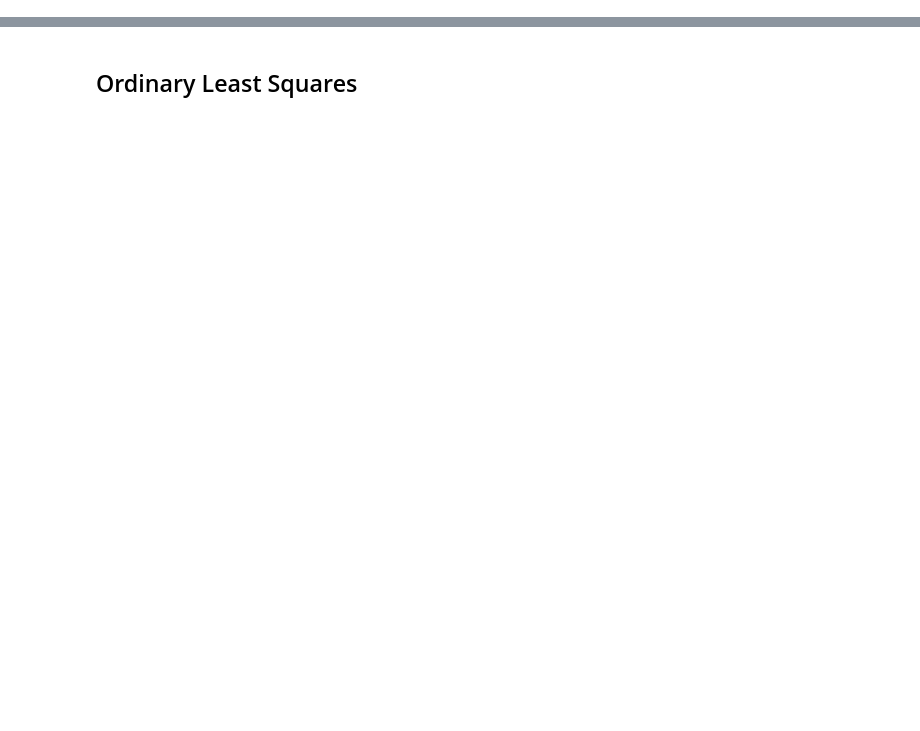
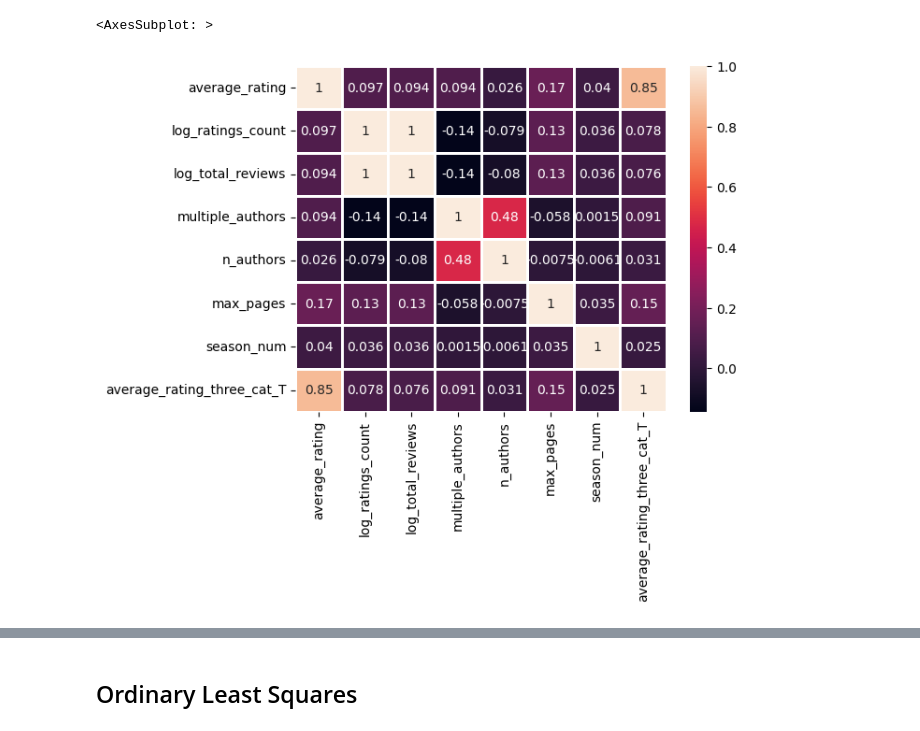
Before and after one commit to dcarriel-dsti/BookRatingML, a Jupyter notebook: Modeling.ipynb, the cells around one changed output, grey strips where cells are left out. Drawn from its saved outputs; the diff is of its cells as text; code cells hidden in the pictures; blank space fills up the shorter version.

Commit message:
Modeling Update
Partie concernant linear regression plus ou moins finished

```diff
--- a/Modeling.ipynb
+++ b/Modeling.ipynb
@@ -450,0 +18,5 @@ For Classification Purposes:
+# %%
+# We load the dataset and we check the content and the columns
+clean_dataset = pd.read_csv('clean_dataset.csv')
+display(clean_dataset.columns)
+clean_dataset.head()
@@ -450,0 +51,6 @@ For Classification Purposes:
+# %%
+# We will only choose numerical data that is not a transformation using the average ratings and we avoid highly correlated variables
+regression_columns = ['average_rating','log_ratings_count', 'log_total_reviews','multiple_authors', 'n_authors', 'max_pages', 'season_num','average_rating_three_cat_T']
+regression_dataset = clean_dataset[regression_columns]
+regression_dataset = regression_dataset[~(regression_dataset['average_rating_three_cat_T'].isna())]
+display(regression_dataset.head())
@@ -450,0 +64,6 @@ For Classification Purposes:
+# %%
+# We observe that average_rating and average_rating_three_cat_T are highly correlated, this is expected as the latter is a transformation of the first into a categorical variable
+sns.heatmap(regression_dataset.corr(),annot=True,lw=1)
+# %% [output]
+<AxesSubplot: >
+[figure, added]
```
Also changed, not shown: parts of 95 cells of this notebook, 1 other file.
